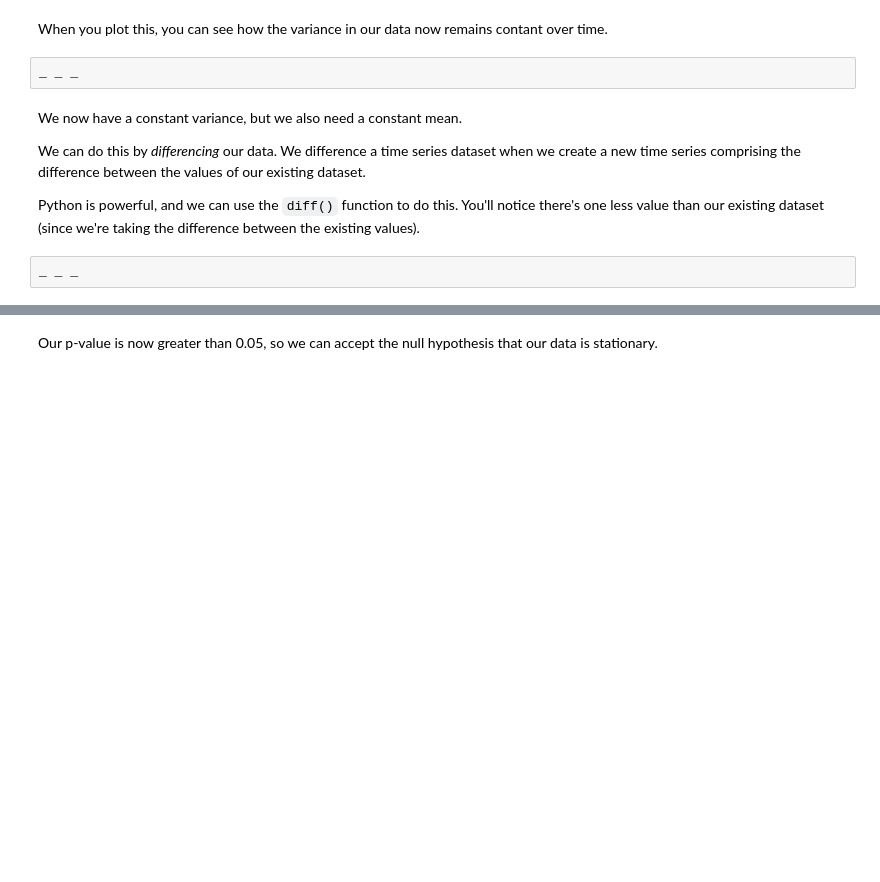
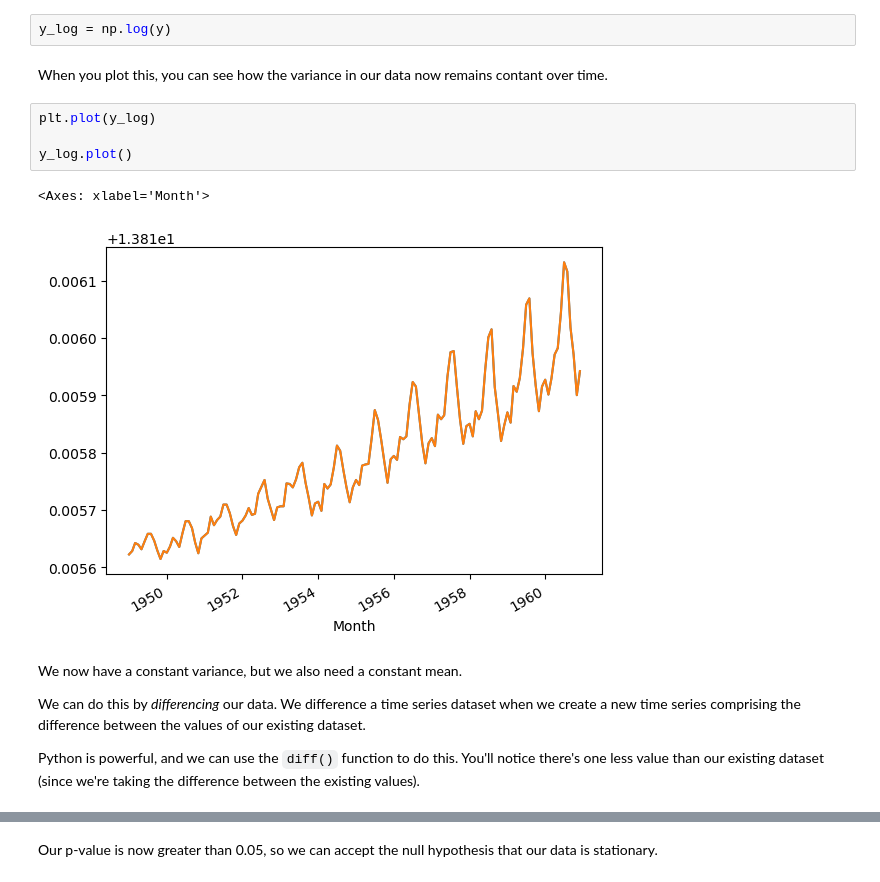
Before and after one commit to BrettlyCD/time-series, a Jupyter notebook: Cowboy Cigarettes Case Study - Tier 3.ipynb, the cells around one changed output, grey strips where cells are left out. Drawn from its saved outputs; the diff is of its cells as text; blank space fills up the shorter version.

```diff
--- a/Cowboy Cigarettes Case Study - Tier 3.ipynb
+++ b/Cowboy Cigarettes Case Study - Tier 3.ipynb
@@ -265,13 +274,18 @@ _ _ _
+# %%
+y_log = np.log(y)
 # %% [markdown]
 
 When you plot this, you can see how the variance in our data now remains contant over time.
-# %%
-_ _ _
+# %%
+plt.plot(y_log)
+
+y_log.plot()
+# %% [output]
+<Axes: xlabel='Month'>
+[figure, added]
 # %% [markdown]
 We now have a constant variance, but we also need a constant mean.
 
 We can do this by *differencing* our data. We difference a time series dataset when we create a new time series comprising the difference between the values of our existing dataset.
 
 Python is powerful, and we can use the `diff()` function to do this. You'll notice there's one less value than our existing dataset (since we're taking the difference between the existing values).
-# %%
-_ _ _
```
Also changed, not shown: parts of 5 cells of this notebook.
